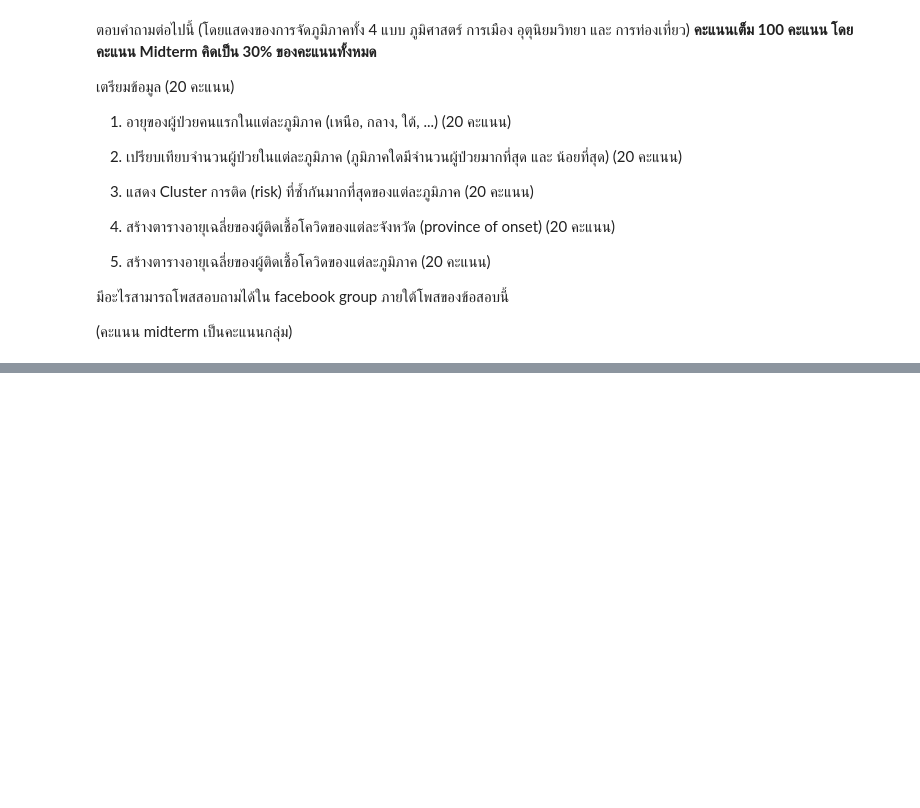
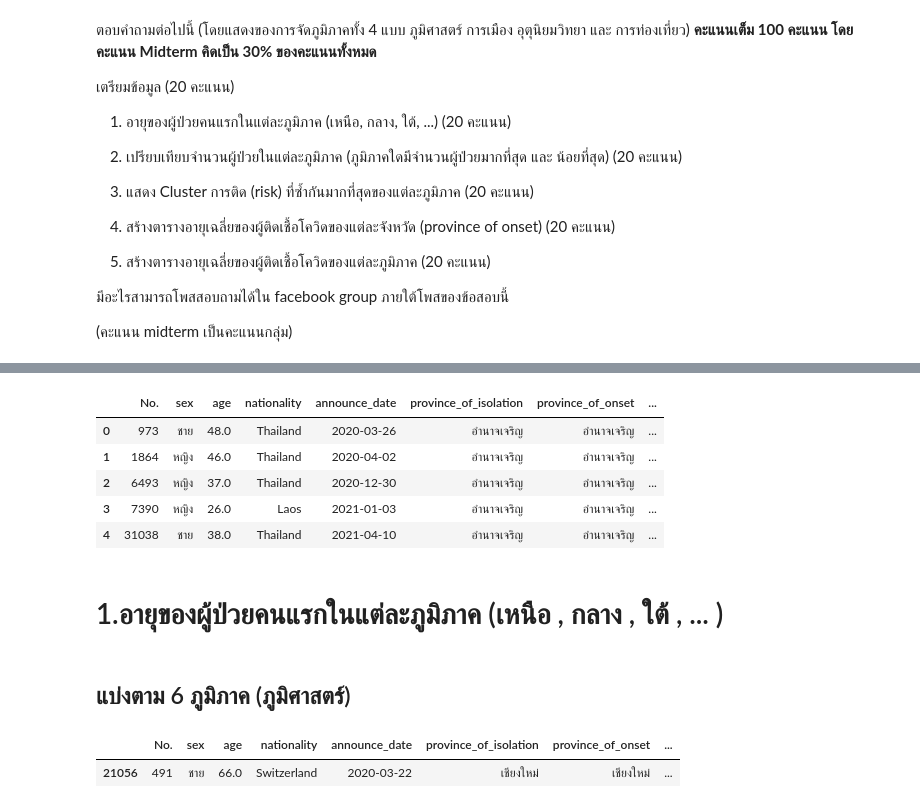
Before and after one commit to ploybongkot/data_viz_2022, a Jupyter notebook: BasicPython&DataViz_midterm2022.ipynb, the cells around one changed output, grey strips where cells are left out. Drawn from its saved outputs; the diff is of its cells as text; code cells hidden in the pictures; blank space fills up the shorter version.

```diff
--- a/BasicPython&DataViz_midterm2022.ipynb
+++ b/BasicPython&DataViz_midterm2022.ipynb
@@ -25,0 +261,21 @@ Midterm คิดเป็น 30% ของคะแนนทั้งหมด*
+# %%
+data_all = personalcovid_data.merge(data_covid_df,how='right',left_on = 'province_of_onset',right_on = 'จังหวัด')
+data_all.head()
+# %% [output]
+|  | No. | sex | age | nationality | announce_date | province_of_isolation | province_of_onset | ... |
+| 0 | 973 | ชาย | 48.0 | Thailand | 2020-03-26 | อำนาจเจริญ | อำนาจเจริญ | ... |
+| 1 | 1864 | หญิง | 46.0 | Thailand | 2020-04-02 | อำนาจเจริญ | อำนาจเจริญ | ... |
+| 2 | 6493 | หญิง | 37.0 | Thailand | 2020-12-30 | อำนาจเจริญ | อำนาจเจริญ | ... |
+| 3 | 7390 | หญิง | 26.0 | Laos | 2021-01-03 | อำนาจเจริญ | อำนาจเจริญ | ... |
+| 4 | 31038 | ชาย | 38.0 | Thailand | 2021-04-10 | อำนาจเจริญ | อำนาจเจริญ | ... |
+# %% [markdown]
+# 1.อายุของผู้ป่วยคนแรกในแต่ละภูมิภาค (เหนือ , กลาง , ใต้ , ... )
+# %% [markdown]
+## แบ่งตาม 6 ภูมิภาค (ภูมิศาสตร์)
+# %%
+### เหนือ
+Data_N_6G = data_all[data_all['6 ภูมิภาค (ภูมิศาสตร์)']== 'เหนือ'].head(1)
+Data_N_6G
+# %% [output]
+|  | No. | sex | age | nationality | announce_date | province_of_isolation | province_of_onset | ... |
+| 21056 | 491 | ชาย | 66.0 | Switzerland | 2020-03-22 | เชียงใหม่ | เชียงใหม่ | ... |
```
Also changed, not shown: parts of 21 cells of this notebook.
